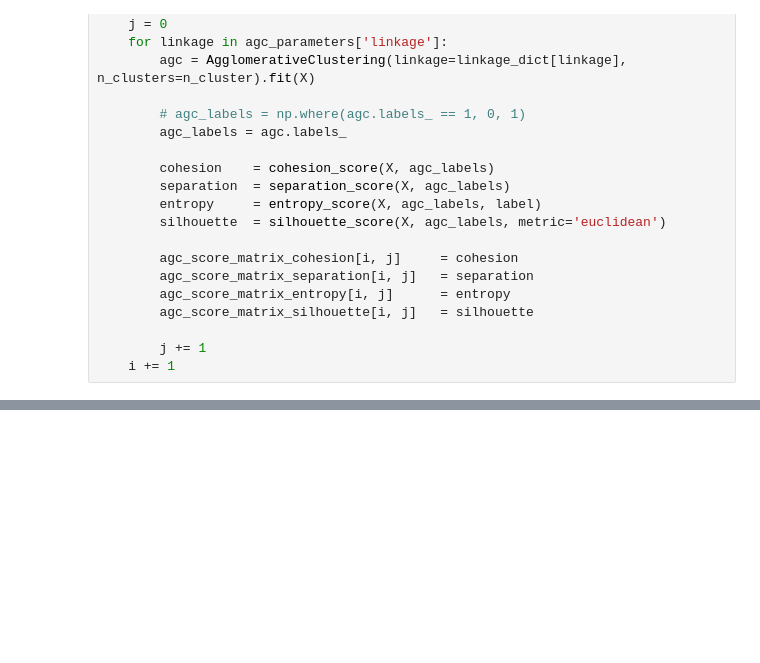
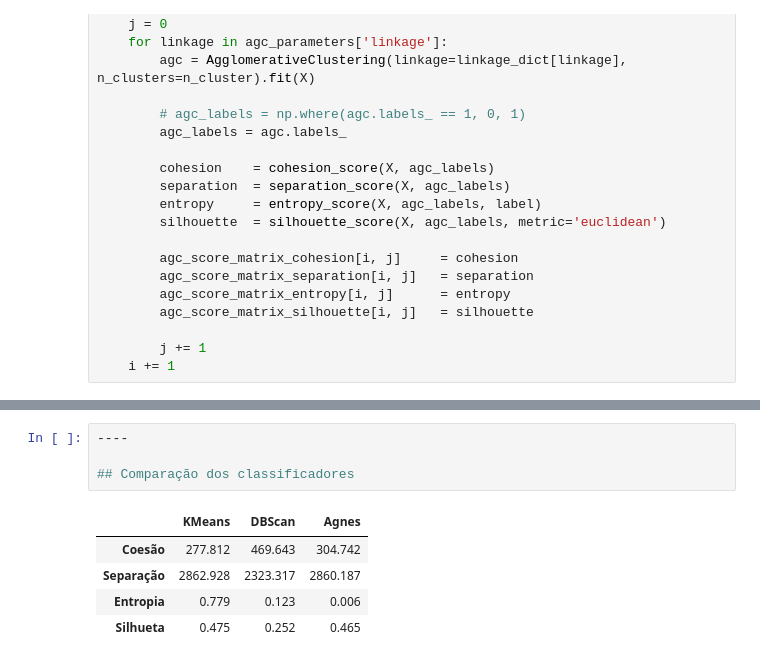
Before and after one commit to Daniel-Boll/Machine-Learning, a Jupyter notebook: controller.ipynb, the cells around one changed output, grey strips where cells are left out. Saved outputs shown, nothing was run; the diff lists cells and outputs as text; blank space fills up the shorter version.

```diff
--- a/controller.ipynb
+++ b/controller.ipynb
@@ -608,3 +659,13 @@ A melhor pontuação (0.4651893317755256) foi obtida pelos parâmetros:
+# %%
+----
+
+## Comparação dos classificadores
+# %% [output]
+|  | KMeans | DBScan | Agnes |
+| Coesão | 277.812 | 469.643 | 304.742 |
+| Separação | 2862.928 | 2323.317 | 2860.187 |
+| Entropia | 0.779 | 0.123 | 0.006 |
+| Silhueta | 0.475 | 0.252 | 0.465 |
 # %%
 cohesion_row = [maxScore_cohesion_kmeans,maxScore_cohesion_dbs,maxScore_cohesion_ag]
 
```
Also changed, not shown: parts of 69 cells of this notebook, 1 other file.
